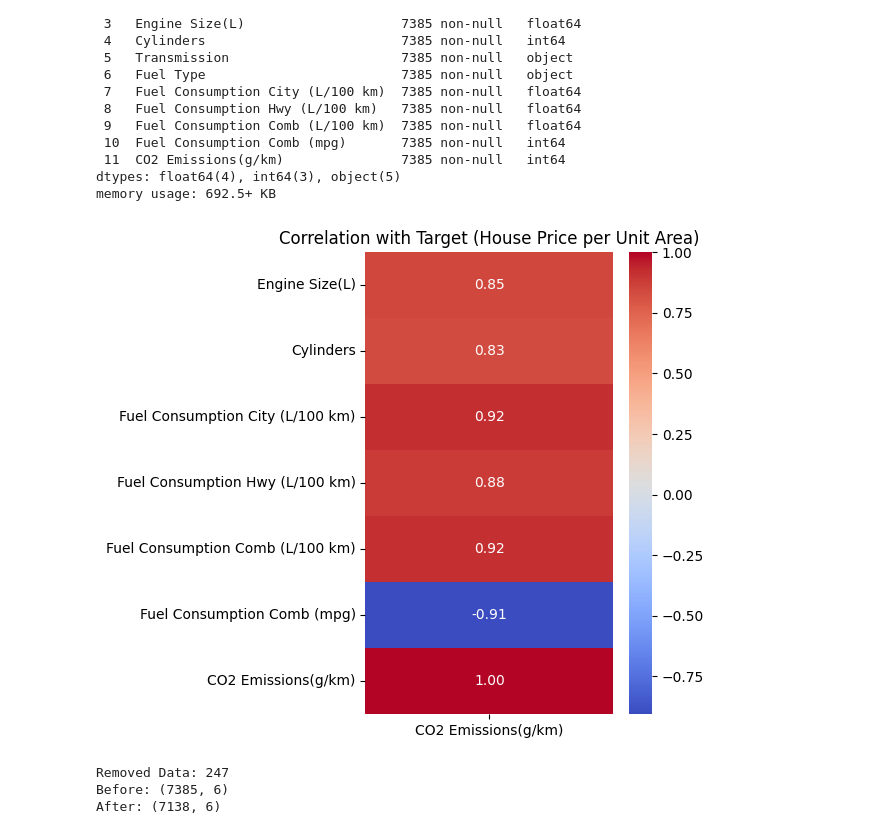
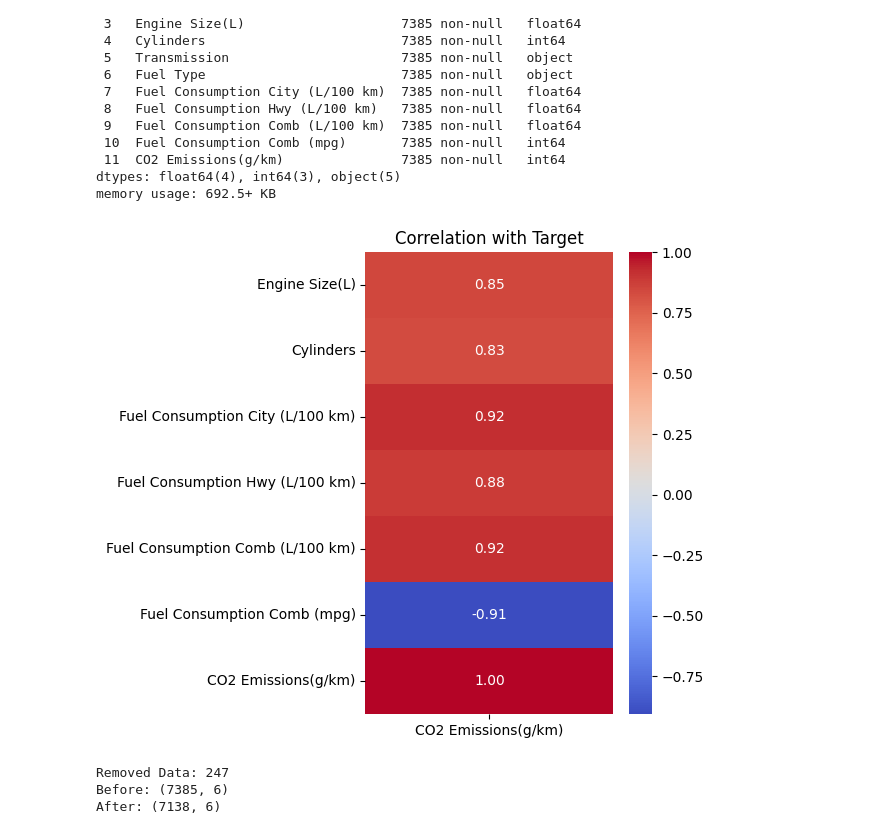
Before and after one commit to BraveVahid/machine_learning, a Jupyter notebook: regression/multiple_linear_regression.ipynb, the cells around one changed output. Saved outputs shown, nothing was run; the diff lists cells and outputs as text; code cells hidden in the pictures.

```diff
--- a/regression/multiple_linear_regression.ipynb
+++ b/regression/multiple_linear_regression.ipynb
@@ -54,12 +54,12 @@ memory usage: 692.5+ KB
 # %%
 corr = df.corr(numeric_only=True)[["CO2 Emissions(g/km)"]]
 
 plt.figure(figsize=(4,6))
 sns.heatmap(corr, annot=True, cmap="coolwarm", fmt=".2f")
-plt.title("Correlation with Target (House Price per Unit Area)", fontsize=12)
+plt.title("Correlation with Target", fontsize=12)
 plt.show()
 # %% [output]
-[figure, old version]
+[figure, new version]
 # %%
 sdf = df[
     ["Engine Size(L)",
```
Also changed, not shown: 2 other files.
